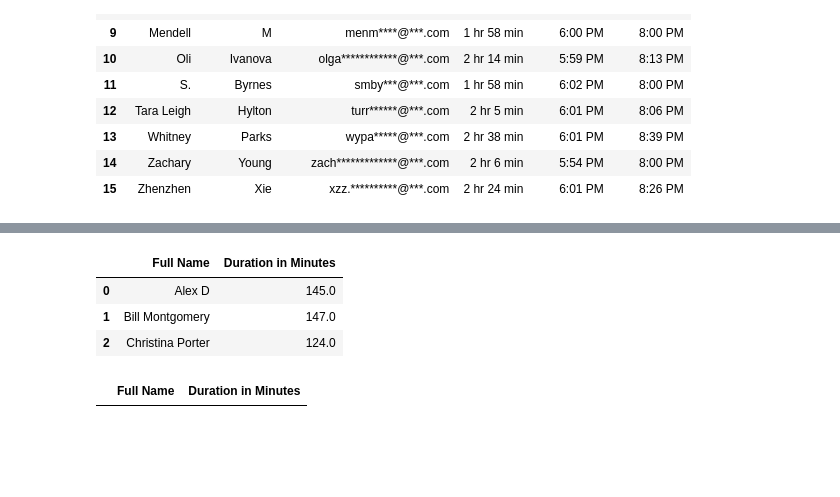
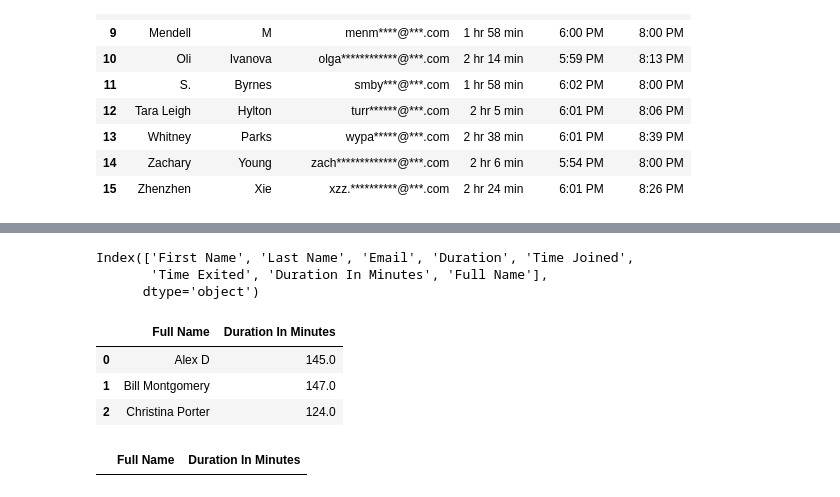
Before and after one commit to leolion023/CodeYou_AttendanceTracker, a Jupyter notebook: src/notebook/notebook.ipynb, the cells around one changed output, grey strips where cells are left out. Cells and saved outputs as stored; diff of their text form; code cells hidden in the pictures; blank space fills up the shorter version.

```diff
--- a/src/notebook/notebook.ipynb
+++ b/src/notebook/notebook.ipynb
@@ -173,4 +214,4 @@ Type:      function
 # %%
-mentor_list = clean_mentor_df(mentor_df)
+mentor_list = clean_name_df(mentor_df)
 mentor_list
 # %% [output]
@@ -211,11 +253,3 @@ meeting_1
 | 13 | Whitney | Parks | wypa*****@***.com | 2 hr 38 min | 6:01 PM | 8:39 PM |
 | 14 | Zachary | Young | zach*************@***.com | 2 hr 6 min | 5:54 PM | 8:00 PM |
 | 15 | Zhenzhen | Xie | xzz.**********@***.com | 2 hr 24 min | 6:01 PM | 8:26 PM |
-# %%
-def clean_meeting(df: pd.DataFrame) -> pd.DataFrame:
-    df.columns = df.columns.str.title() #make column names consistent
-    df['Time Joined'] = pd.to_datetime(df['Time Joined'], format='%I:%M %p') #convert time to make it more accessible
-    df['Time Exited'] = pd.to_datetime(df['Time Exited'], format='%I:%M %p') #convert time to make it more accessible
-    df['Duration in Minutes'] = (df['Time Exited'] - df['Time Joined']).dt.total_seconds() / 60 #calculate numnber of minutes
-    df["Full Name"] = df['First Name'] + ' ' + df['Last Name'] #create full name column
-    return df
@@ -266,3 +278,8 @@ def add_full_name(df: pd.DataFrame) -> pd.DataFrame:
+# %%
+def clean_meeting(df: pd.DataFrame) -> pd.DataFrame:
+    df = process_meeting_times(df)
+    df = add_full_name(df)
+    return df
 # %%
 meeting_1_cleaned = clean_meeting(meeting_1)
 meeting_1_cleaned
@@ -284,21 +301,41 @@ meeting_1_cleaned
 | 13 | Whitney | Parks | wypa*****@***.com | 2 hr 38 min | 1900-01-01 18:01:00 | 1900-01-01 20:39:00 | 158.0 | Whitney Parks |
 | 14 | Zachary | Young | zach*************@***.com | 2 hr 6 min | 1900-01-01 17:54:00 | 1900-01-01 20:00:00 | 126.0 | Zachary Young |
 | 15 | Zhenzhen | Xie | xzz.**********@***.com | 2 hr 24 min | 1900-01-01 18:01:00 | 1900-01-01 20:26:00 | 145.0 | Zhenzhen Xie |
-# %%
-#merge meeting 1 with mentor list to consolidate into list of mentors that where present and how long they where present
-mentor_time_df = pd.merge(mentor_list['Full Name'], meeting_1_cleaned[['Duration in Minutes', 'Full Name']], how= 'inner', on='Full Name')
-mentor_time_df
-# %% [output]
-|  | Full Name | Duration in Minutes |
-| 0 | Alex D | 145.0 |
-| 1 | Bill Montgomery | 147.0 |
-| 2 | Christina Porter | 124.0 |
+# %%
+def match_meeting_times(clean_list: pd.DataFrame,clean_meeting_time: pd.DataFrame) -> pd.DataFrame:
+    """
+    Merges two DataFrame containing the name and duration of members that were present for a meeting.
+
+    Args:
+        clean_list (pd.DataFrame): A DataFrame containing the 'Full Name' column.
+        clean_meeting_time (pd.DataFrame): A DataFrame containing 'Duration in Minutes' and 'Full Name' columns.
+
+    Returns:
+        pd.DataFrame: A DataFrame containing the 'Full Name' and 'Duration in Minutes' columns.
+    """
+    df = pd.merge(clean_list['Full Name'],clean_meeting_time[['Duration In Minutes','Full Name']], how = 'inner',on='Full Name')
+    return df
+# %%
+meeting_1_cleaned.columns
+# %% [output]
+Index(['First Name', 'Last Name', 'Email', 'Duration', 'Time Joined',
+       'Time Exited', 'Duration In Minutes', 'Full Name'],
+      dtype='object')
 # %%
-#merge meeting 1 with staff list to consolidate into list of staff that where present and how long they where present
-staff_time = pd.merge(staff_list['Full Name'], meeting_1_cleaned[['Duration in Minutes', 'Full Name']], how= 'inner', on='Full Name')
-staff_time
+#merge meeting 1 with mentor list to consolidate into list of mentors that where present and how long they where present
+mentor_time = match_meeting_times(mentor_list,meeting_1_cleaned)
+mentor_time
 # %% [output]
-|  | Full Name | Duration in Minutes |
+|  | Full Name | Duration In Minutes |
+| 0 | Alex D | 145.0 |
+| 1 | Bill Montgomery | 147.0 |
+| 2 | Christina Porter | 124.0 |
+# %%
+#merge staff 1 with mentor list to consolidate into list of staff that where present and how long they where present
+staff_time = match_meeting_times(staff_list,meeting_1_cleaned)
+staff_time
+# %% [output]
+|  | Full Name | Duration In Minutes |
 # %%
 meeting_2_cleaned = clean_meeting(meeting_2)
 meeting_2_cleaned
```
Also changed, not shown: parts of 15 cells of this notebook.
